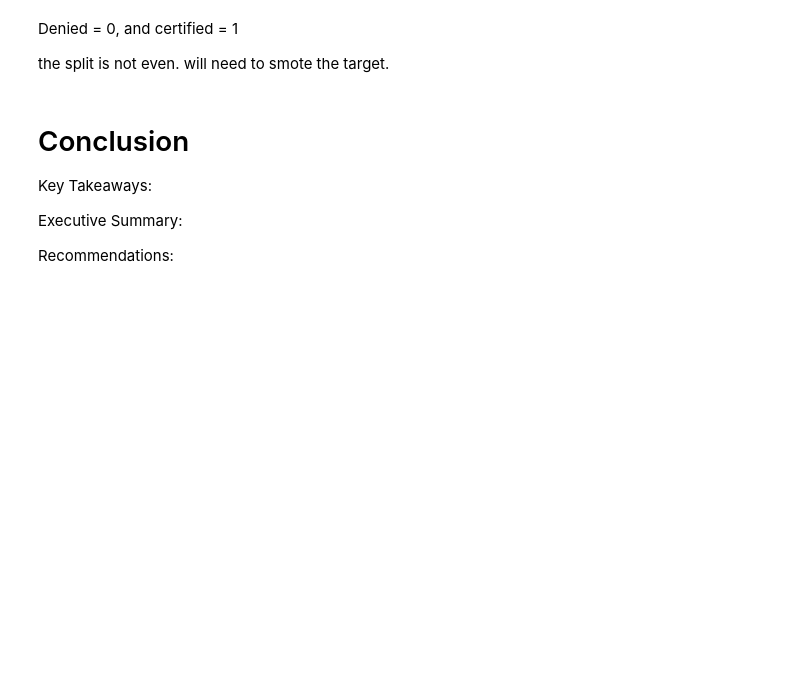
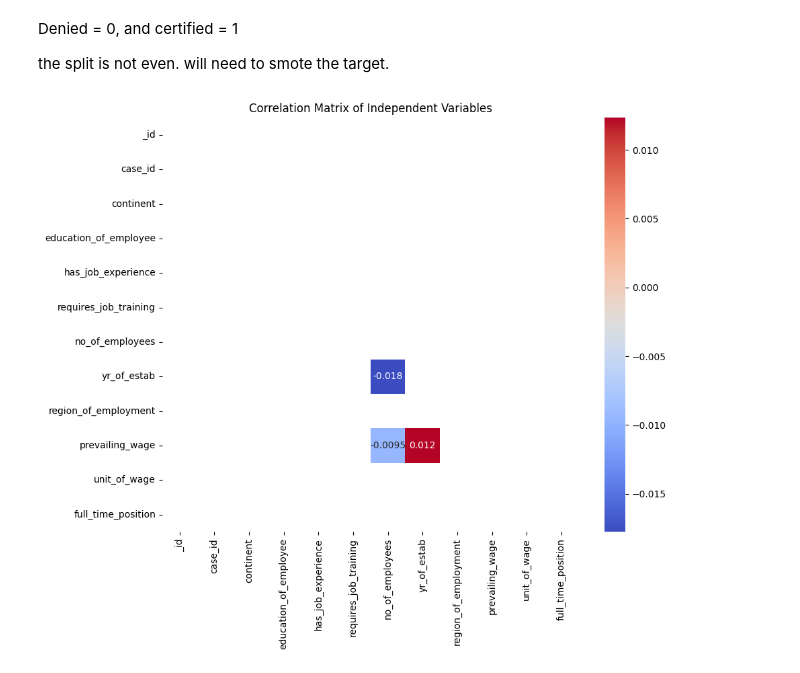
Before and after one commit to 1sallyb/FinalProject, a Jupyter notebook: Notebook/EDA.ipynb, the cells around one changed output. Drawn from its saved outputs; the diff is of its cells as text; code cells hidden in the pictures; blank space fills up the shorter version.

```diff
--- a/Notebook/EDA.ipynb
+++ b/Notebook/EDA.ipynb
@@ -387,9 +437,23 @@ the split is not even. will need to smote the target.
-# %% [markdown]
-# Conclusion
-
-Key Takeaways:
-
-
-Executive Summary:
-
-Recommendations:
+# %%
+# No multicollinearity
+
+if 'case_status' in df.columns:
+    df = df.drop(columns=['case_status'])
+
+# Convert non-numeric values to NaN and then fill NaN with the mean of the column
+df = df.apply(pd.to_numeric, errors='coerce')
+df.fillna(df.mean(), inplace=True)
+
+# Calculate the correlation matrix
+corr_matrix = df.corr()
+
+# Create a mask for the upper triangle
+mask = np.triu(np.ones_like(corr_matrix, dtype=bool))
+
+# Plot the correlation matrix as a heatmap
+plt.figure(figsize=(10, 8))
+sns.heatmap(corr_matrix, annot=True, cmap='coolwarm', mask=mask)
+plt.title('Correlation Matrix of Independent Variables')
+plt.show()
+# %% [output]
+[figure, added]
```
Also changed, not shown: parts of 9 cells of this notebook.
